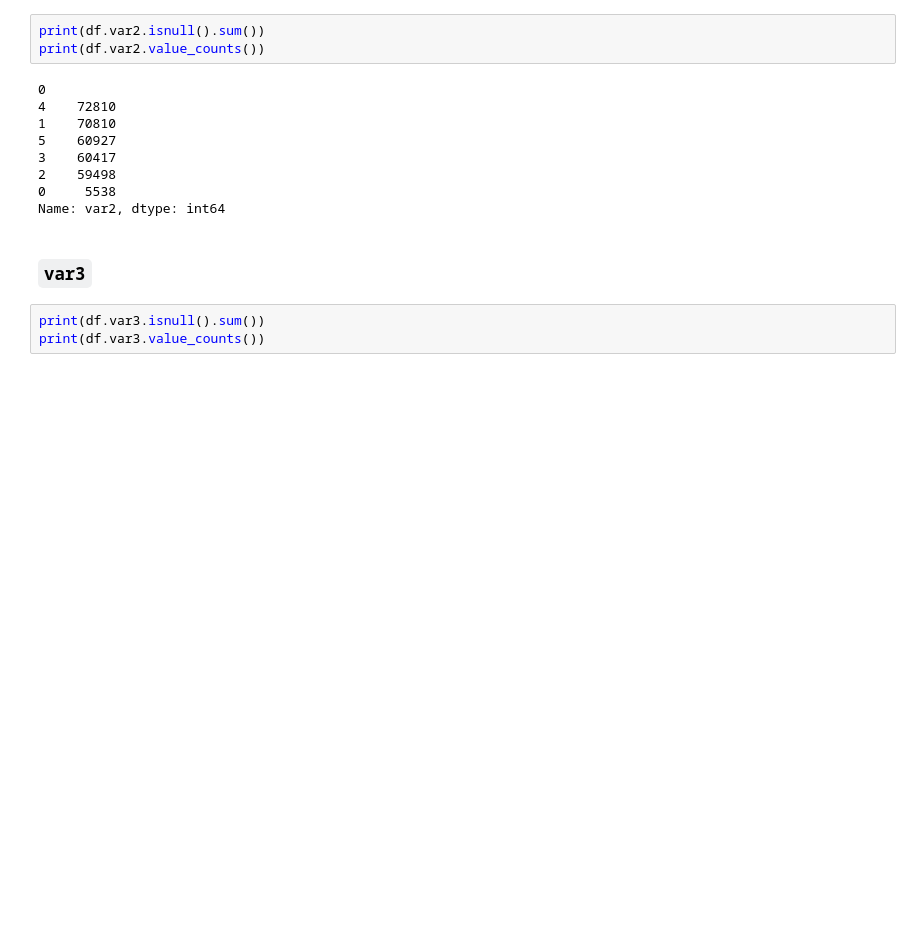
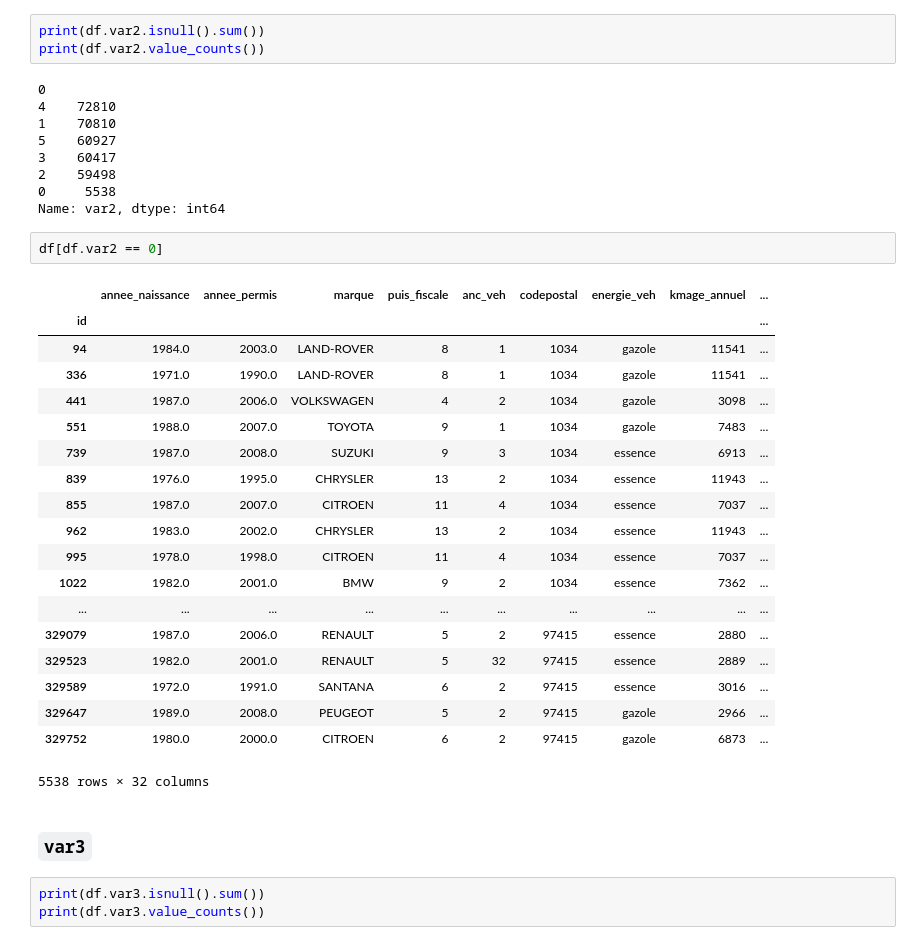
Before and after one commit to demidovakatya/competitions, a Jupyter notebook: exploratory_data_analysis.ipynb, the cells around one changed output. Cells and saved outputs as stored; diff of their text form; blank space fills up the shorter version.

```diff
--- a/exploratory_data_analysis.ipynb
+++ b/exploratory_data_analysis.ipynb
@@ -523,6 +542,28 @@ print(df.var2.value_counts())
 2    59498
 0     5538
 Name: var2, dtype: int64
+# %%
+df[df.var2 == 0]
+# %% [output]
+|  | annee_naissance | annee_permis | marque | puis_fiscale | anc_veh | codepostal | energie_veh | kmage_annuel | ... |
+| id |  |  |  |  |  |  |  |  | ... |
+| 94 | 1984.0 | 2003.0 | LAND-ROVER | 8 | 1 | 1034 | gazole | 11541 | ... |
+| 336 | 1971.0 | 1990.0 | LAND-ROVER | 8 | 1 | 1034 | gazole | 11541 | ... |
+| 441 | 1987.0 | 2006.0 | VOLKSWAGEN | 4 | 2 | 1034 | gazole | 3098 | ... |
+| 551 | 1988.0 | 2007.0 | TOYOTA | 9 | 1 | 1034 | gazole | 7483 | ... |
+| 739 | 1987.0 | 2008.0 | SUZUKI | 9 | 3 | 1034 | essence | 6913 | ... |
+| 839 | 1976.0 | 1995.0 | CHRYSLER | 13 | 2 | 1034 | essence | 11943 | ... |
+| 855 | 1987.0 | 2007.0 | CITROEN | 11 | 4 | 1034 | essence | 7037 | ... |
+| 962 | 1983.0 | 2002.0 | CHRYSLER | 13 | 2 | 1034 | essence | 11943 | ... |
+| 995 | 1978.0 | 1998.0 | CITROEN | 11 | 4 | 1034 | essence | 7037 | ... |
+| 1022 | 1982.0 | 2001.0 | BMW | 9 | 2 | 1034 | essence | 7362 | ... |
+| ... | ... | ... | ... | ... | ... | ... | ... | ... | ... |
+| 329079 | 1987.0 | 2006.0 | RENAULT | 5 | 2 | 97415 | essence | 2880 | ... |
+| 329523 | 1982.0 | 2001.0 | RENAULT | 5 | 32 | 97415 | essence | 2889 | ... |
+| 329589 | 1972.0 | 1991.0 | SANTANA | 6 | 2 | 97415 | essence | 3016 | ... |
+| 329647 | 1989.0 | 2008.0 | PEUGEOT | 5 | 2 | 97415 | gazole | 2966 | ... |
+| 329752 | 1980.0 | 2000.0 | CITROEN | 6 | 2 | 97415 | gazole | 6873 | ... |
+5538 rows × 32 columns
 # %% [markdown]
 ### `var3`
 # %%
```
Also changed, not shown: parts of 26 cells of this notebook.
